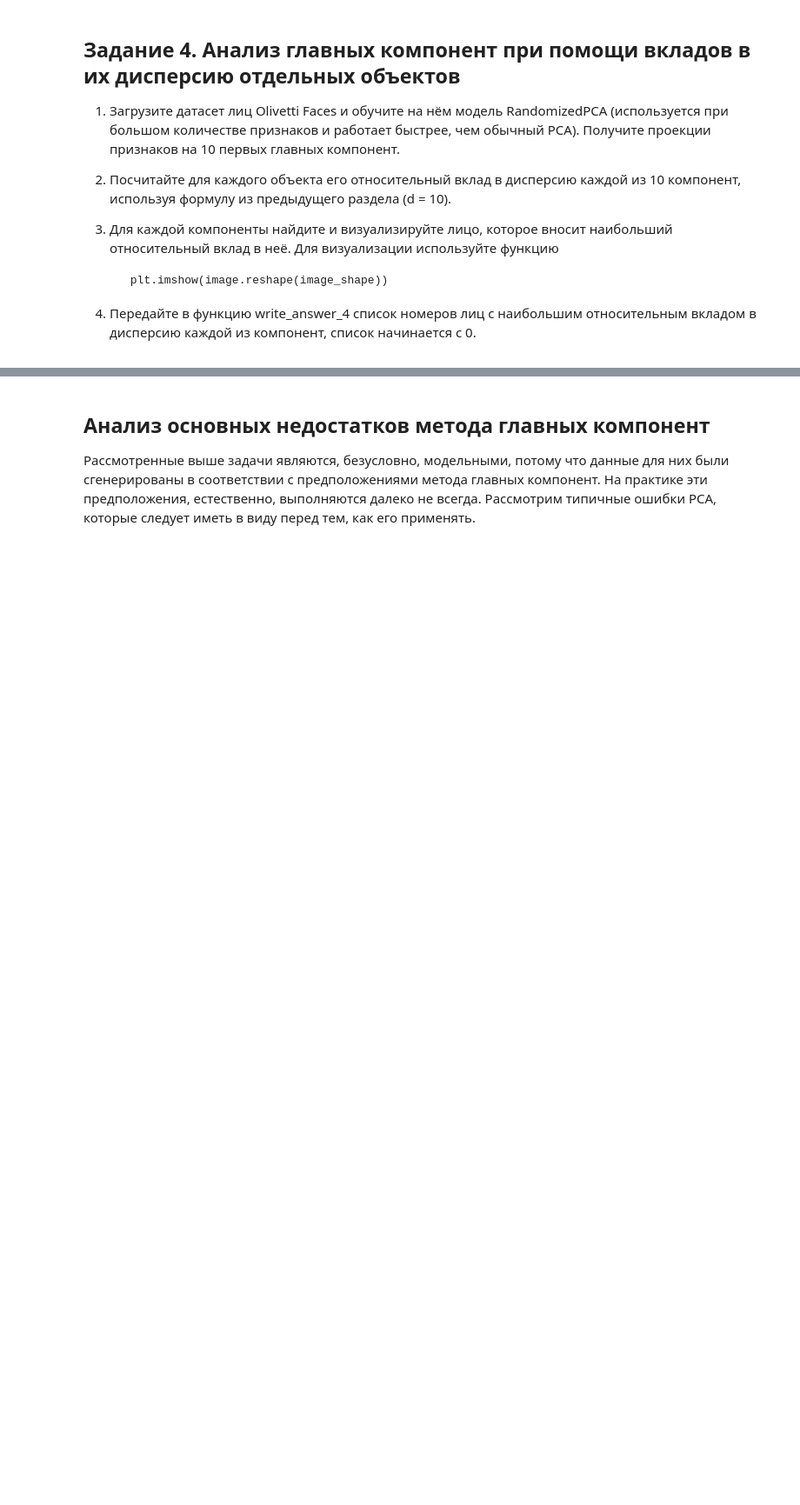
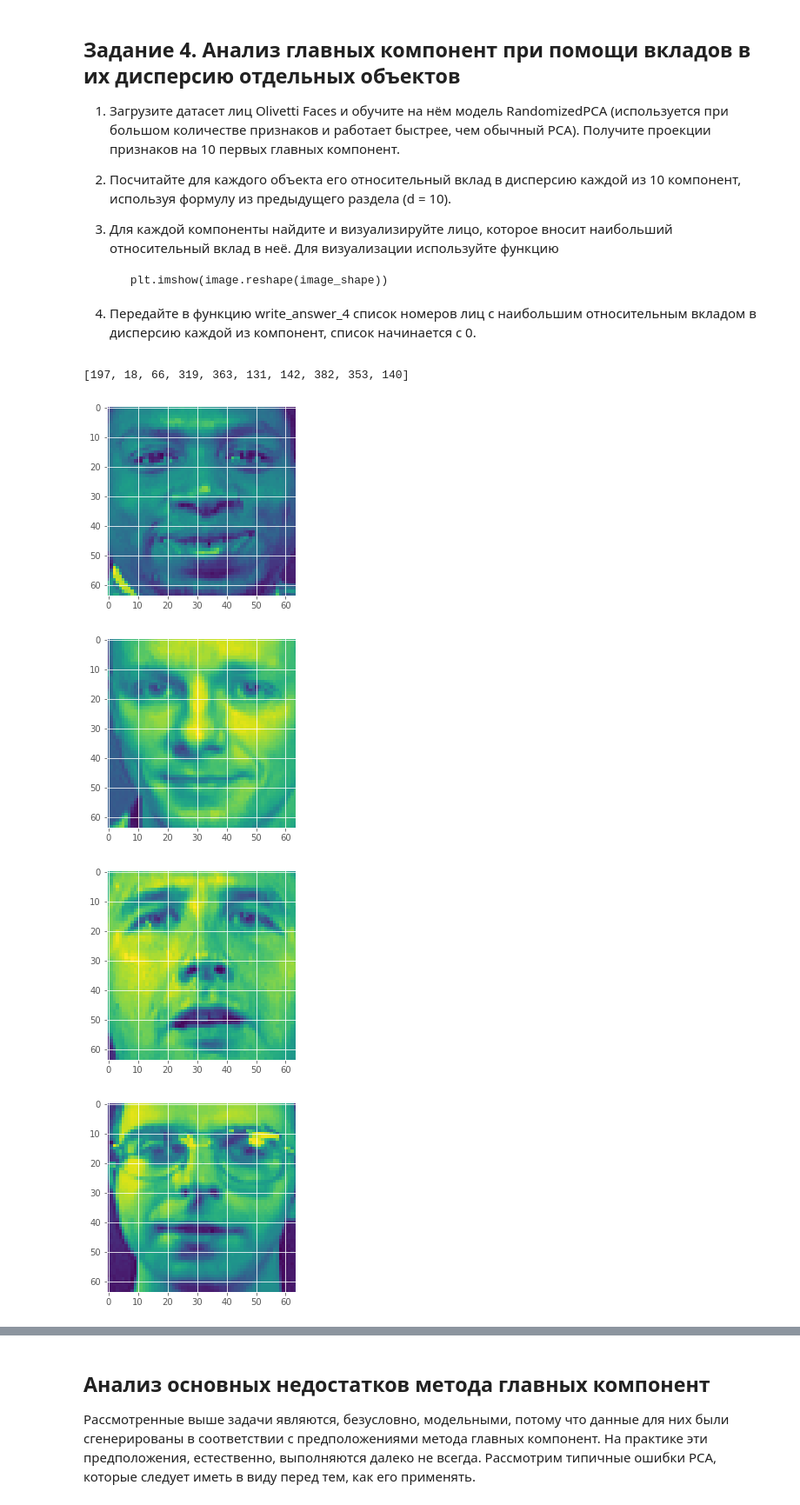
Before and after one commit to artImonkey/MIPT_homework, a Jupyter notebook: Course3 - Poisk_strukturi_v_dannih/hw2_metod_glavnih_komponent/PCA.ipynb, the cells around one changed output, grey strips where cells are left out. Shown at 87% size. Cells and saved outputs as stored; diff of their text form; code cells hidden in the pictures; blank space fills up the shorter version.

```diff
--- a/Course3 - Poisk_strukturi_v_dannih/hw2_metod_glavnih_komponent/PCA.ipynb
+++ b/Course3 - Poisk_strukturi_v_dannih/hw2_metod_glavnih_komponent/PCA.ipynb
@@ -379,10 +444,29 @@ $$ \sum_{k=1}^d cos^2_{ik} = 1 $$
 # %%
 from sklearn.datasets import fetch_olivetti_faces
 from sklearn.decomposition import PCA
+from sklearn.preprocessing import normalize
 
 def write_answer_4(list_pc):
     with open("pca_answer4.txt", "w") as fout:
         fout.write(" ".join([str(num) for num in list_pc]))
 
 data = fetch_olivetti_faces(shuffle=True, random_state=0).data
 image_shape = (64, 64)
+model = PCA(n_components = 10,svd_solver = "randomized")
+transformed = model.fit_transform(data)
+cos_squared = normalize(transformed, axis=1)**2
+most_val_pics = np.array([])
+for i in range(10):
+    most_val_pics = np.append(most_val_pics, np.where(cos_squared[:,i] == max(cos_squared[:,i])))
+most_val_pics = list(map(int,most_val_pics))
+print(most_val_pics)
+for i in most_val_pics:
+    plt.imshow(data[i].reshape(image_shape))
+    plt.show()
+write_answer_4(most_val_pics)
+# %% [output]
+[197, 18, 66, 319, 363, 131, 142, 382, 353, 140]
+[figure, added]
+[figure, added]
+[figure, added]
+[figure, added]
```
Also changed, not shown: parts of 10 cells of this notebook, 4 other files.
